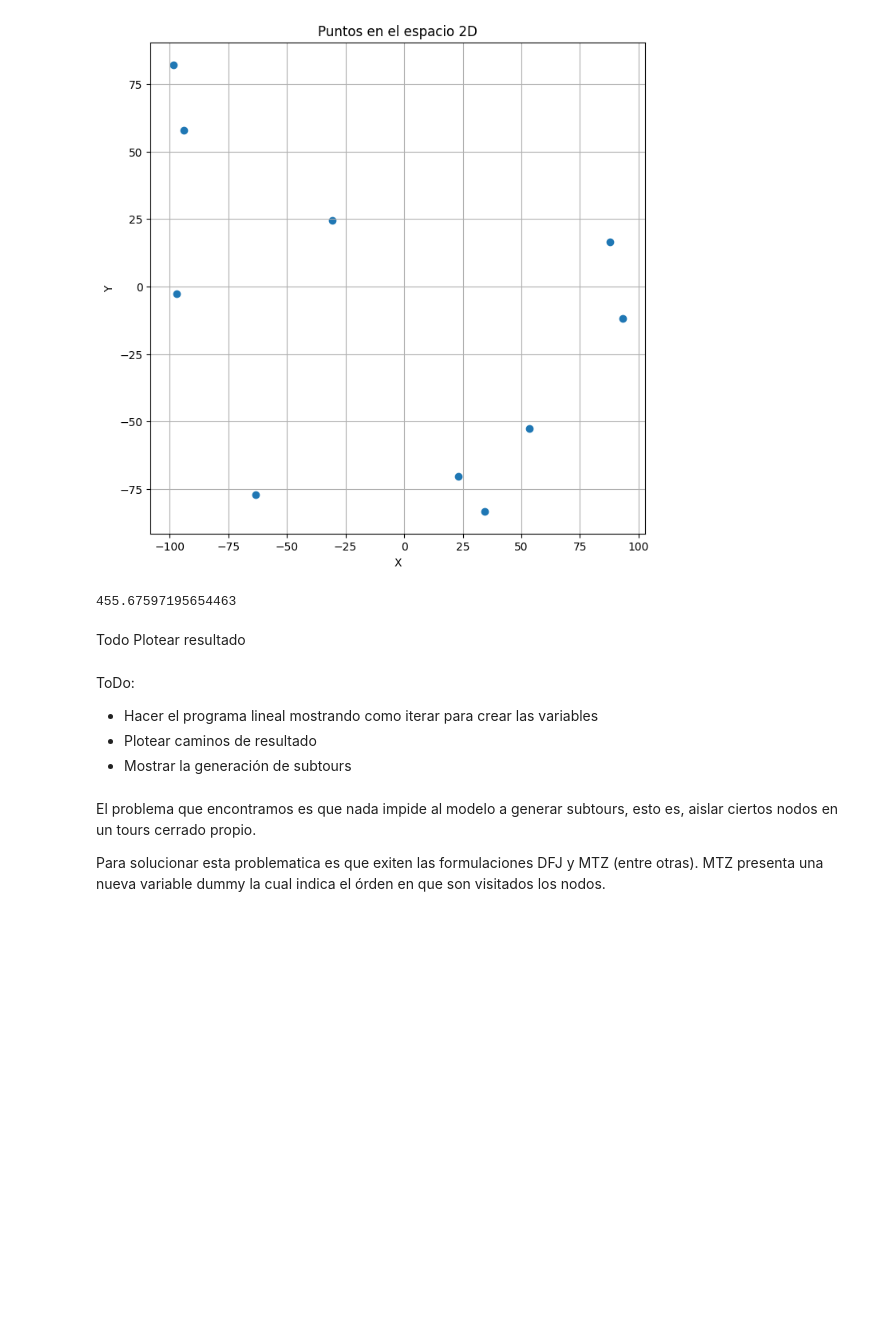
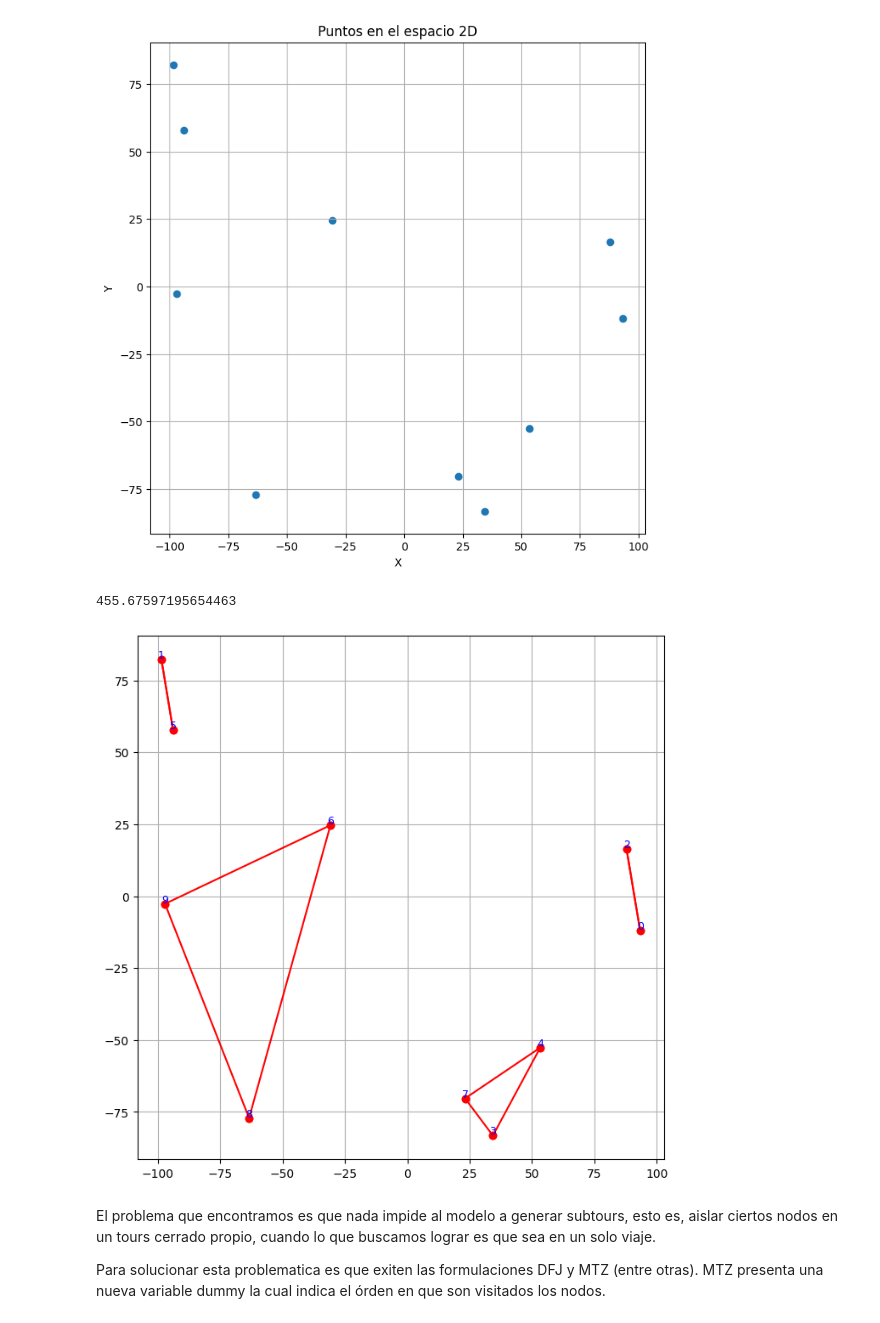
Before and after one commit to josekeh/InvestigacionOperativa, a Jupyter notebook: src/TSP-VRP.ipynb, the cells around one changed output. Cells and saved outputs as stored; diff of their text form; code cells hidden in the pictures; blank space fills up the shorter version.

Commit message:
ploteo de subtours + correcciones

```diff
--- a/src/TSP-VRP.ipynb
+++ b/src/TSP-VRP.ipynb
@@ -71,6 +79,17 @@ def plot_points(df):
 
 
 def points_sub(points, i):
+    """
+    De una lista de numeros sustrae el numero i en una copia nueva.
+    Se considera que poinla lista no tiene elementos duplicados (por ser lista de indices) y que i se encuentra en la lista.
+
+    Args:
+      points: lista de puntos.
+      i: elemento a sustraer de la lista
+
+    Returns:
+      new: lista nueva similar a points pero sin el elemento i.
+    """
     new = points.copy()
     new.remove(i)
     return new
@@ -157,14 +176,20 @@ status = modelo.Solve()
 modelo.Objective().Value()
 # %% [output]
 455.67597195654463
-# %% [markdown]
-Todo Plotear resultado
-# %% [markdown]
-ToDo:
-- Hacer el programa lineal mostrando como iterar para crear las variables
-- Plotear caminos de resultado
-- Mostrar la generación de subtours
+# %%
+# Ploteamos resultado (ToDo: pasarlo a func)
+
+plt.figure(figsize=(8, 8))
+plt.grid(True)
+for i in list_index_puntos:
+    for j in points_sub(list_index_puntos, i):
+        if x_ij[i][j].SolutionValue() == 1:
+            plt.plot(puntos.iloc[[i,j]]['x'], puntos.iloc[[i,j]]['y'], 'ro-')
+            plt.text(puntos.iloc[i]['x'], puntos.iloc[i]['y'] + 0.5, str(i), ha='center', fontsize=9, color='blue')
+plt.show()
+# %% [output]
+[figure, added]
 # %% [markdown]
-El problema que encontramos es que nada impide al modelo a generar subtours, esto es, aislar ciertos nodos en un tours cerrado propio.
+El problema que encontramos es que nada impide al modelo a generar subtours, esto es, aislar ciertos nodos en un tours cerrado propio, cuando lo que buscamos lograr es que sea en un solo viaje.
 
 Para solucionar esta problematica es que exiten las formulaciones DFJ y MTZ (entre otras). MTZ presenta una nueva variable dummy la cual indica el órden en que son visitados los nodos.
```
Also changed, not shown: parts of 1 cell of this notebook.
